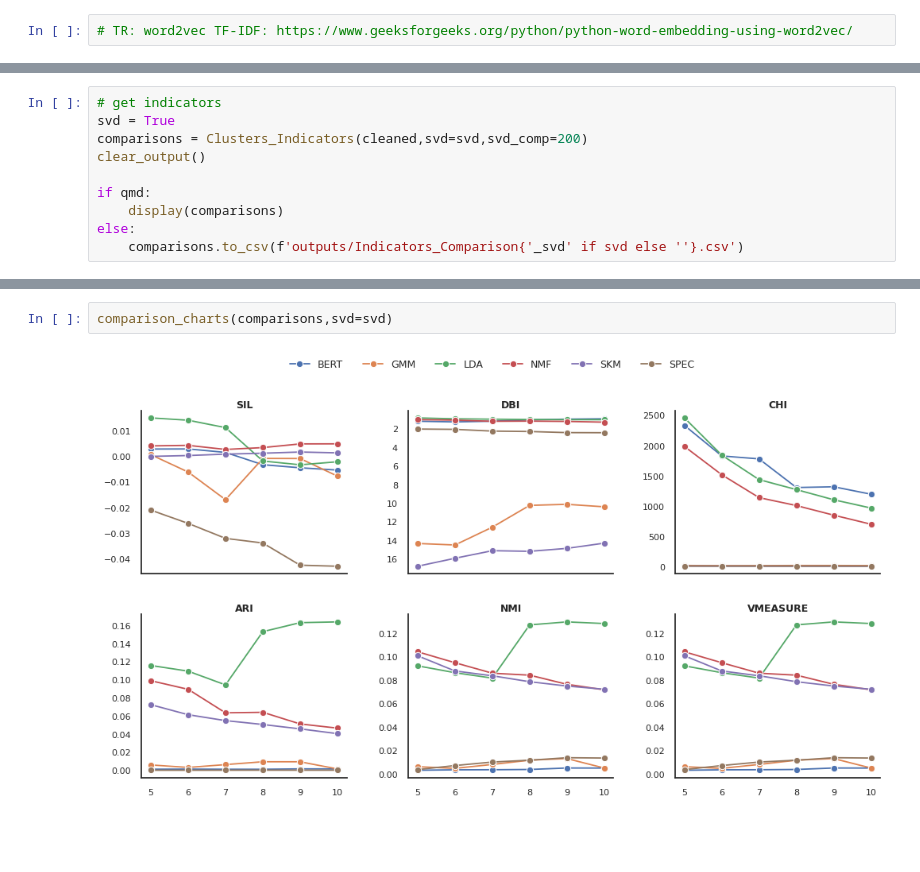
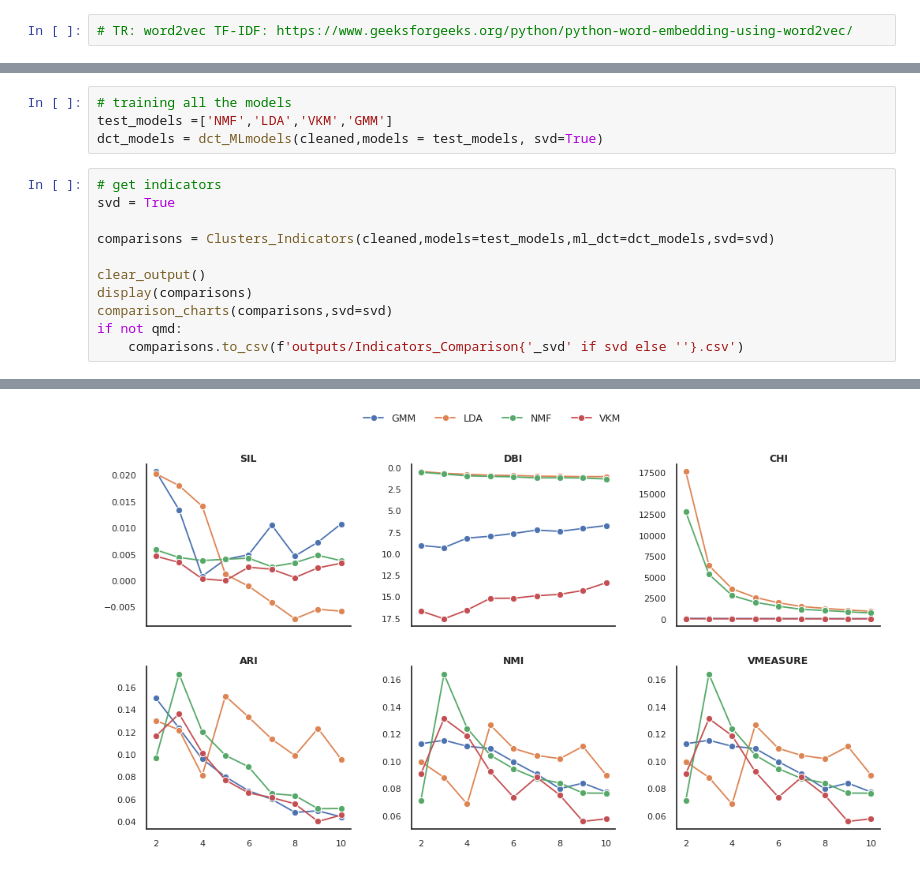
Before and after one commit to LeonSavi/ADS-DW4, a Jupyter notebook: job.ipynb, the cells around one changed output, grey strips where cells are left out. Saved outputs shown, nothing was run; the diff lists cells and outputs as text; blank space fills up the shorter version.

```diff
--- a/job.ipynb
+++ b/job.ipynb
@@ -683,10 +973,16 @@ def cluster_charts(df: pd.DataFrame,
+# %%
+# training all the models
+test_models =['NMF','LDA','VKM','GMM']
+dct_models = dct_MLmodels(cleaned,models = test_models, svd=True)
 # %%
 # get indicators
 svd = True
-comparisons = Clusters_Indicators(cleaned,svd=svd,svd_comp=200)
+
+comparisons = Clusters_Indicators(cleaned,models=test_models,ml_dct=dct_models,svd=svd)
+
 clear_output()
-
-if qmd:
-    display(comparisons)
-else:
+display(comparisons)
+comparison_charts(comparisons,svd=svd)
+if not qmd:
     comparisons.to_csv(f'outputs/Indicators_Comparison{'_svd' if svd else ''}.csv')
+# %% [output]
@@ -693,4 +1006 @@ else:
+[figure, added]
-# %%
-comparison_charts(comparisons,svd=svd)
-# %% [output]
-[figure, removed]
```
Also changed, not shown: parts of 13 cells of this notebook, 22 other files.
